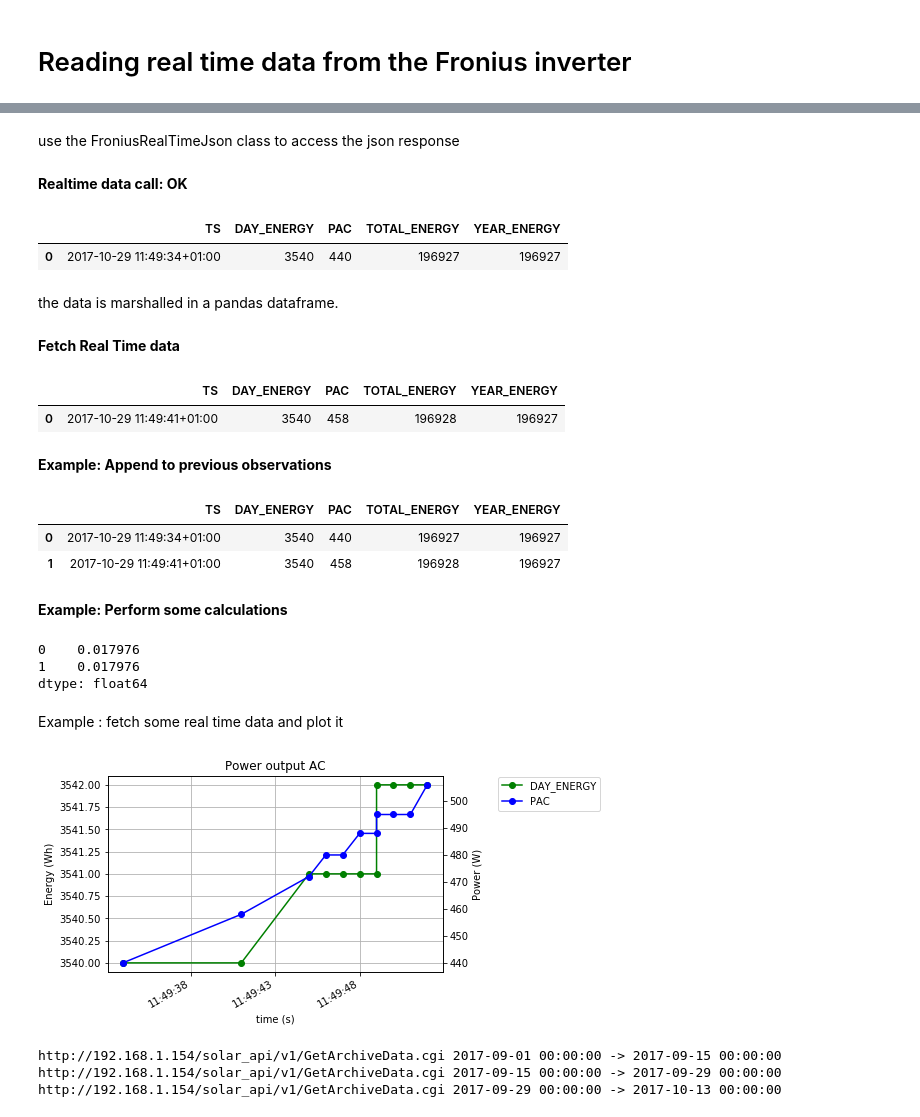
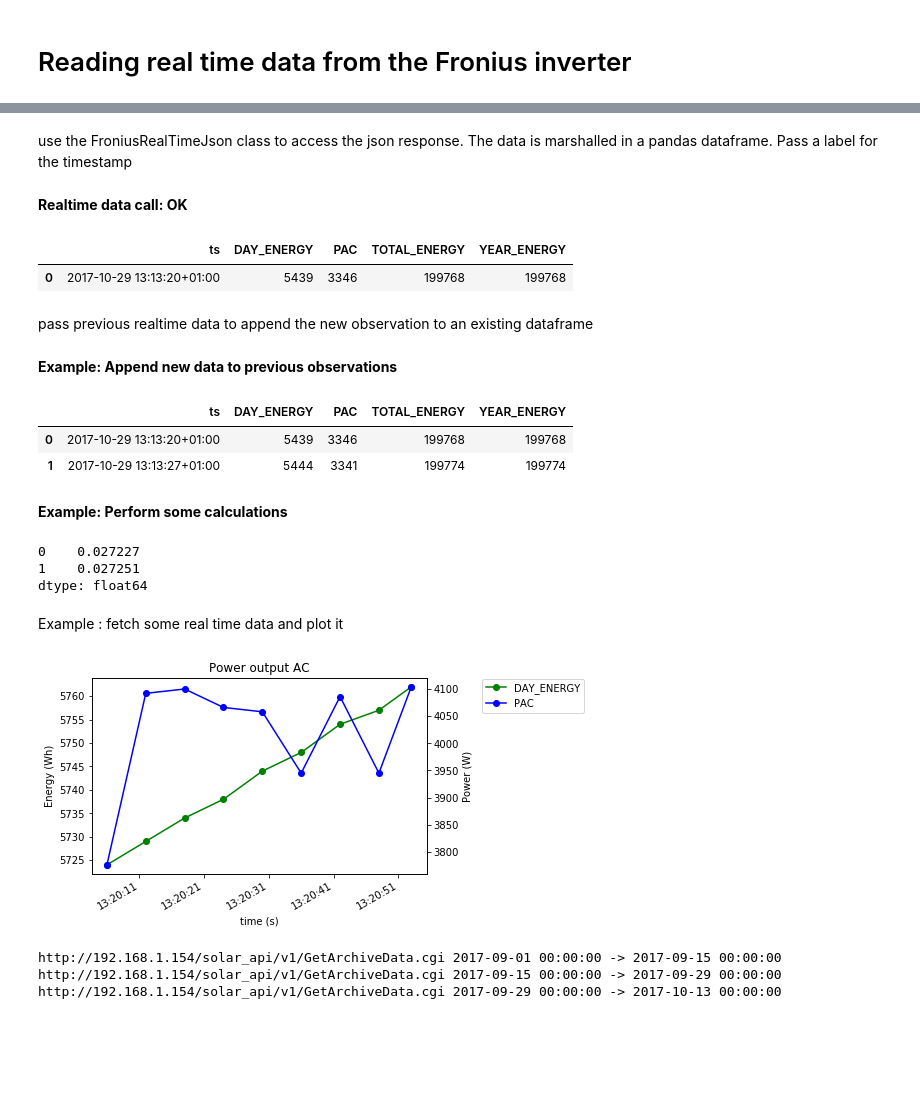
Before and after one commit to tomhostyn/fronius, a Jupyter notebook: Fronius solar.ipynb, the cells around one changed output, grey strips where cells are left out. Saved outputs shown, nothing was run; the diff lists cells and outputs as text; code cells hidden in the pictures; blank space fills up the shorter version.

Commit message:
add append feature to RealTime call
incl tests and update example

```diff
--- a/Fronius solar.ipynb
+++ b/Fronius solar.ipynb
@@ -68,85 +68,81 @@ json
 # %% [markdown]
-use the FroniusRealTimeJson class to access the json response
+use the FroniusRealTimeJson class to access the json response. The data is marshalled in a pandas dataframe. Pass a label for the timestamp
 # %%
 frt = FroniusRealTimeJson(json)
 
 if (frt.error_code() == 0):
     display(Markdown("**Realtime data call: OK**"))
-    rtd = frt.data("TS")
+    rtd = frt.data("ts")
     display(rtd)
 else:
     display(Markdown("**Realtime data call: NOK**"))
     print(frt.error_status())
 # %% [output]
 **Realtime data call: OK**
-|  | TS | DAY_ENERGY | PAC | TOTAL_ENERGY | YEAR_ENERGY |
-| 0 | 2017-10-29 11:49:34+01:00 | 3540 | 440 | 196927 | 196927 |
+|  | ts | DAY_ENERGY | PAC | TOTAL_ENERGY | YEAR_ENERGY |
+| 0 | 2017-10-29 13:13:20+01:00 | 5439 | 3346 | 199768 | 199768 |
-# %% [markdown]
-the data is marshalled in a pandas dataframe.
+# %% [markdown]
+pass previous realtime data to append the new observation to an existing dataframe
 # %%
-display(Markdown("**Fetch Real Time data**"))
+display(Markdown("**Example: Append new data to previous observations**"))
 
 json2 = fi.getInverterRealTimeData()
 frt2 = FroniusRealTimeJson(json2)
-rtd2 = frt2.data("TS")
+rtd2 = frt2.data("ts", append=rtd)
+rtd=rtd2
 display(rtd2)
 
-display(Markdown("**Example: Append to previous observations**"))
-rtd = pd.merge(rtd, rtd2, how='outer')
-display(rtd)
-
 display(Markdown("**Example: Perform some calculations**"))
-display(rtd['DAY_ENERGY']/rtd['TOTAL_ENERGY'])
+display(rtd2['DAY_ENERGY']/rtd2['TOTAL_ENERGY'])
 # %% [output]
-**Fetch Real Time data**
+**Example: Append new data to previous observations**
-|  | TS | DAY_ENERGY | PAC | TOTAL_ENERGY | YEAR_ENERGY |
-| 0 | 2017-10-29 11:49:41+01:00 | 3540 | 458 | 196928 | 196927 |
+|  | ts | DAY_ENERGY | PAC | TOTAL_ENERGY | YEAR_ENERGY |
+| 0 | 2017-10-29 13:13:20+01:00 | 5439 | 3346 | 199768 | 199768 |
+| 1 | 2017-10-29 13:13:27+01:00 | 5444 | 3341 | 199774 | 199774 |
-**Example: Append to previous observations**
+**Example: Perform some calculations**
-|  | TS | DAY_ENERGY | PAC | TOTAL_ENERGY | YEAR_ENERGY |
-| 0 | 2017-10-29 11:49:34+01:00 | 3540 | 440 | 196927 | 196927 |
-| 1 | 2017-10-29 11:49:41+01:00 | 3540 | 458 | 196928 | 196927 |
-**Example: Perform some calculations**
-0    0.017976
-1    0.017976
+0    0.027227
+1    0.027251
 dtype: float64
 # %% [markdown]
 Example : fetch some real time data and plot it
 # %%
+import time
 # grab some more data
+fi = FroniusInverter(inverter_ip)
+
+d=None
 for i in range (1, 10):
-    json2 = fi.getInverterRealTimeData()
-    frt2 = FroniusRealTimeJson(json2)
-    rtd2 = frt2.data("TS")
-    rtd = pd.merge(rtd, rtd2, how='outer')
+    time.sleep(5)
+    json = fi.getInverterRealTimeData()
+    frt = FroniusRealTimeJson(json)
+    d = frt.data("ts", append=d)
 
 fig, ax1 = plt.subplots()
 
-d=rtd
-t=d["TS"]
+t=d["ts"]
 s=d["DAY_ENERGY"]
 lns1=ax1.plot(t, s, 'g-', marker='o')
 ax1.set_ylabel('Energy (Wh)')
 
 ax2 = ax1.twinx()
 
 s2=d["PAC"]
 lns2=ax2.plot(t, s2, 'b-', marker='o')
 ax2.set_ylabel('Power (W)')
 
 lns = lns1+lns2
 labs = [l.get_label() for l in lns]
 ax1.legend(lns, labs, loc='center left', bbox_to_anchor=(1.15, 0.91))
 
 
 ax1.set(xlabel='time (s)',
        title='Power output AC')
-ax1.grid()
 
 plt.gcf().autofmt_xdate()
 
 plt.show()
 # %% [output]
-[figure, old version]
+[figure, new version]
 # %%
 fi = FroniusInverter(inverter_ip)
 fi.findEarliestData()
```
Also changed, not shown: parts of 1 cell of this notebook, 1 other file.
